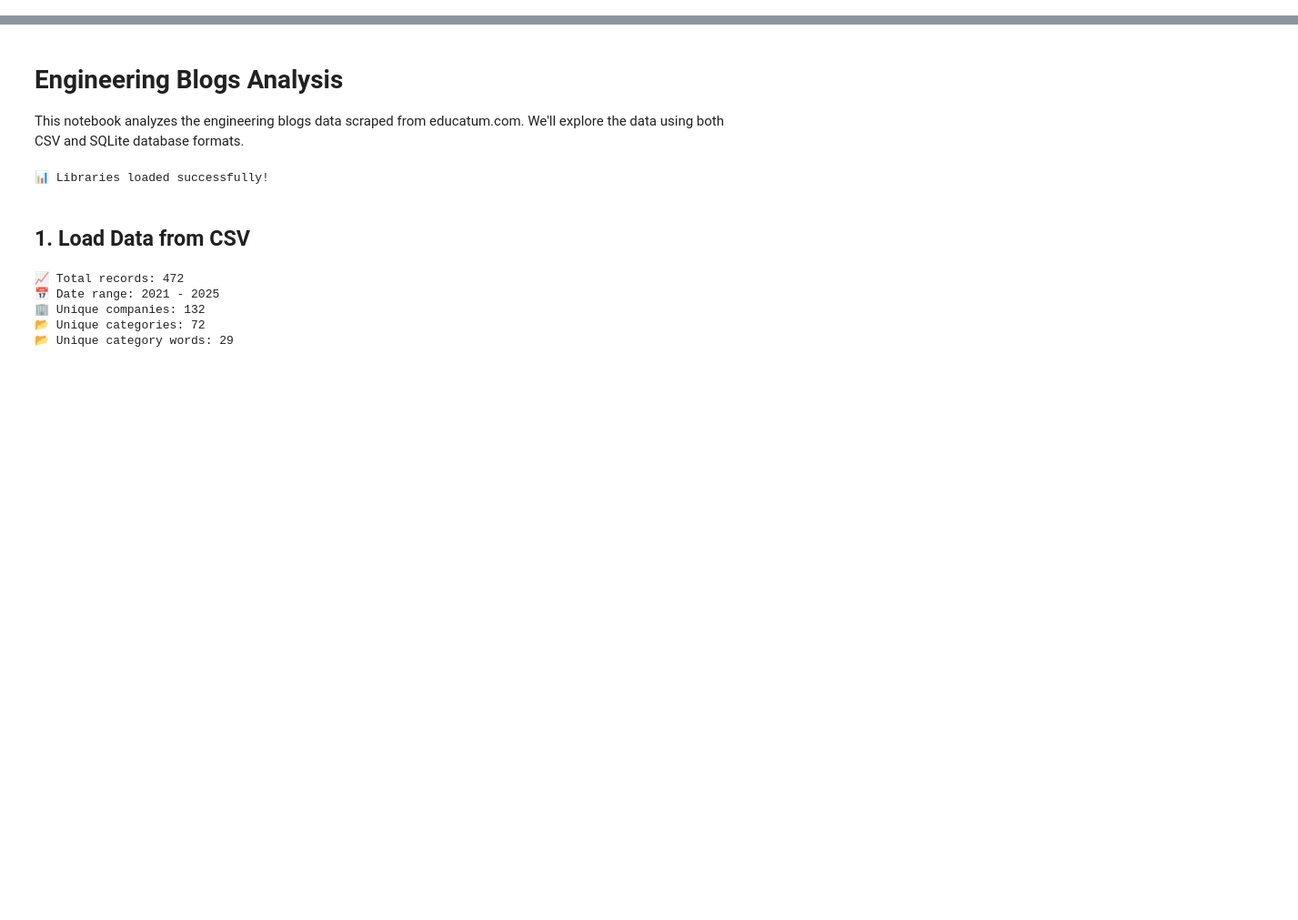
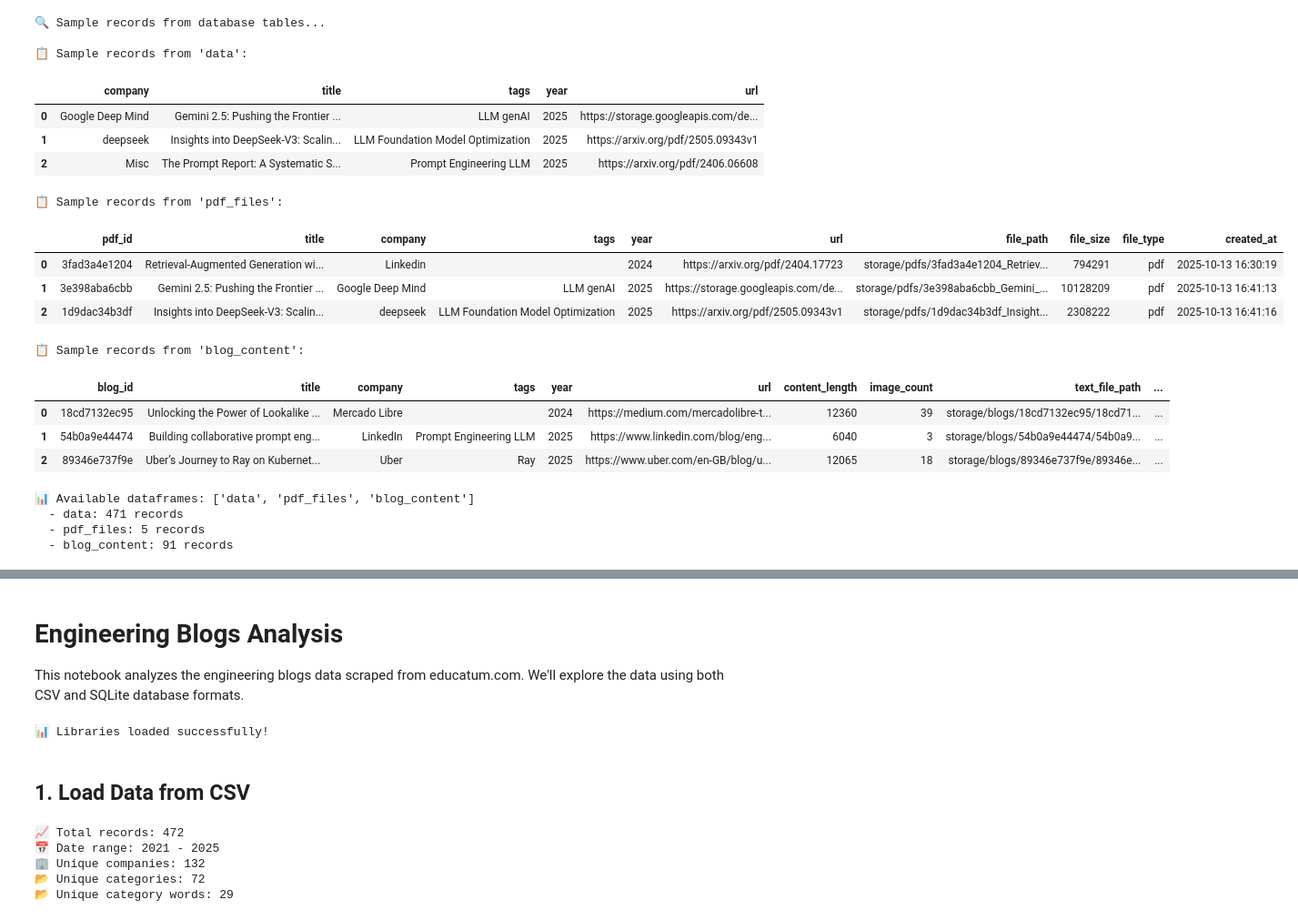
Before and after one commit to mxxgkz/sys_design_crawlee, a Jupyter notebook: notebooks/analyze_blogs.ipynb, the cells around one changed output, grey strips where cells are left out. Shown at 91% size. Saved outputs shown, nothing was run; the diff lists cells and outputs as text; code cells hidden in the pictures; blank space fills up the shorter version.

```diff
--- a/notebooks/analyze_blogs.ipynb
+++ b/notebooks/analyze_blogs.ipynb
@@ -0,0 +193,78 @@
+# %%
+def show_sample_records():
+    """Show sample records from each table and return dataframes"""
+    db_path = Path("../storage/table_data.db")
+    if not db_path.exists():
+        print("❌ Database not found")
+        return {}
+
+    dataframes = {}
+
+    try:
+        conn = sqlite3.connect(str(db_path))
+        cursor = conn.cursor()
+
+        # Get all table names
+        cursor.execute("SELECT name FROM sqlite_master WHERE type='table'")
+        tables = cursor.fetchall()
+
+        for (table_name,) in tables:
+            print(f"\n📋 Sample records from '{table_name}':")
+
+            # Get column names
+            cursor.execute(f"PRAGMA table_info(`{table_name}`)")
+            columns = [col[1] for col in cursor.fetchall()]
+
+            # Get all records (not just sample)
+            cursor.execute(f"SELECT * FROM `{table_name}`")
+            records = cursor.fetchall()
+
+            if records:
+                # Create a DataFrame for better display
+                df = pd.DataFrame(records, columns=columns)
+                dataframes[table_name] = df
+
+                # Show sample (first 3 rows) for display
+                display(df.head(3))
+            else:
+                print("  (No records found)")
+                dataframes[table_name] = pd.DataFrame()
+
+        conn.close()
+
+    except Exception as e:
+        print(f"❌ Error showing sample records: {e}")
+        return {}
+
+    return dataframes
+
+# Show sample records and get dataframes
+print("🔍 Sample records from database tables...")
+dataframes = show_sample_records()
+
+# Now you can manipulate the dataframes yourself
+print(f"\n📊 Available dataframes: {list(dataframes.keys())}")
+for table_name, df in dataframes.items():
+    print(f"  - {table_name}: {len(df)} records")
+# %% [output]
+🔍 Sample records from database tables...
+
+📋 Sample records from 'data':
+|  | company | title | tags | year | url |
+| 0 | Google Deep Mind | Gemini 2.5: Pushing the Frontier ... | LLM genAI | 2025 | https://storage.googleapis.com/de... |
+| 1 | deepseek | Insights into DeepSeek-V3: Scalin... | LLM Foundation Model Optimization | 2025 | https://arxiv.org/pdf/2505.09343v1 |
+| 2 | Misc | The Prompt Report: A Systematic S... | Prompt Engineering LLM | 2025 | https://arxiv.org/pdf/2406.06608 |
+📋 Sample records from 'pdf_files':
+|  | pdf_id | title | company | tags | year | url | file_path | file_size | file_type | created_at |
+| 0 | 3fad3a4e1204 | Retrieval-Augmented Generation wi... | Linkedin |  | 2024 | https://arxiv.org/pdf/2404.17723 | storage/pdfs/3fad3a4e1204_Retriev... | 794291 | pdf | 2025-10-13 16:30:19 |
+| 1 | 3e398aba6cbb | Gemini 2.5: Pushing the Frontier ... | Google Deep Mind | LLM genAI | 2025 | https://storage.googleapis.com/de... | storage/pdfs/3e398aba6cbb_Gemini_... | 10128209 | pdf | 2025-10-13 16:41:13 |
+| 2 | 1d9dac34b3df | Insights into DeepSeek-V3: Scalin... | deepseek | LLM Foundation Model Optimization | 2025 | https://arxiv.org/pdf/2505.09343v1 | storage/pdfs/1d9dac34b3df_Insight... | 2308222 | pdf | 2025-10-13 16:41:16 |
+📋 Sample records from 'blog_content':
+|  | blog_id | title | company | tags | year | url | content_length | image_count | text_file_path | ... |
+| 0 | 18cd7132ec95 | Unlocking the Power of Lookalike ... | Mercado Libre |  | 2024 | https://medium.com/mercadolibre-t... | 12360 | 39 | storage/blogs/18cd7132ec95/18cd71... | ... |
+| 1 | 54b0a9e44474 | Building collaborative prompt eng... | LinkedIn | Prompt Engineering LLM | 2025 | https://www.linkedin.com/blog/eng... | 6040 | 3 | storage/blogs/54b0a9e44474/54b0a9... | ... |
+| 2 | 89346e737f9e | Uber’s Journey to Ray on Kubernet... | Uber | Ray | 2025 | https://www.uber.com/en-GB/blog/u... | 12065 | 18 | storage/blogs/89346e737f9e/89346e... | ... |
+📊 Available dataframes: ['data', 'pdf_files', 'blog_content']
+  - data: 471 records
+  - pdf_files: 5 records
+  - blog_content: 91 records
```
Also changed, not shown: parts of 17 cells of this notebook, 2 other files.
